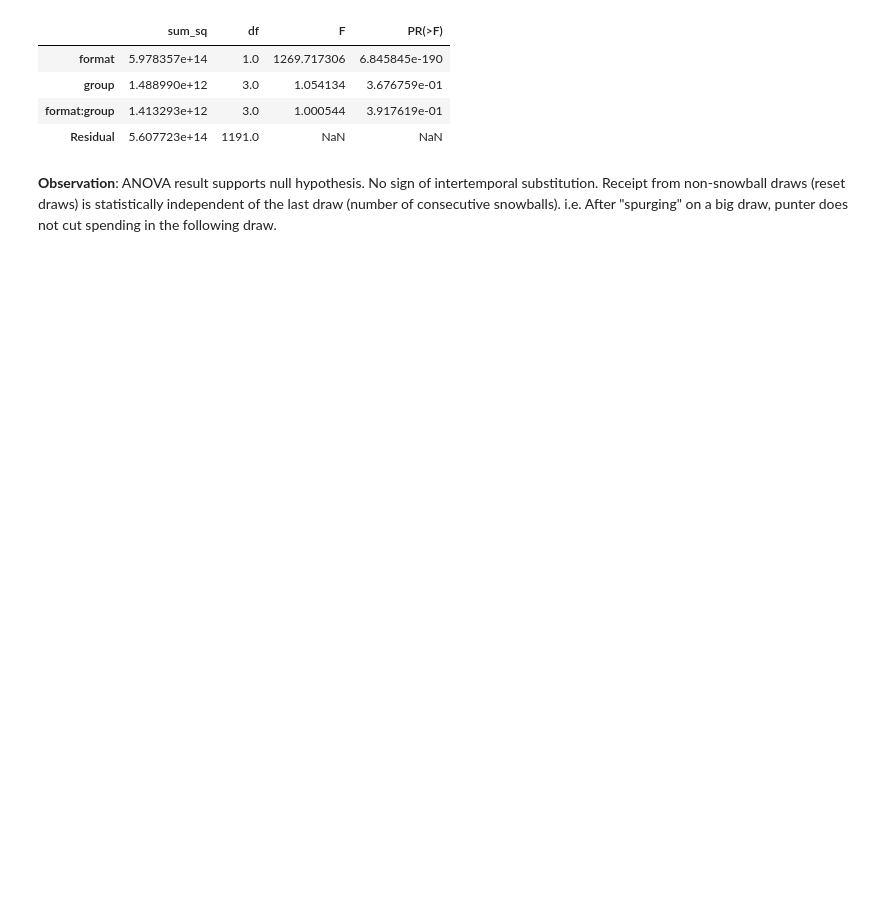
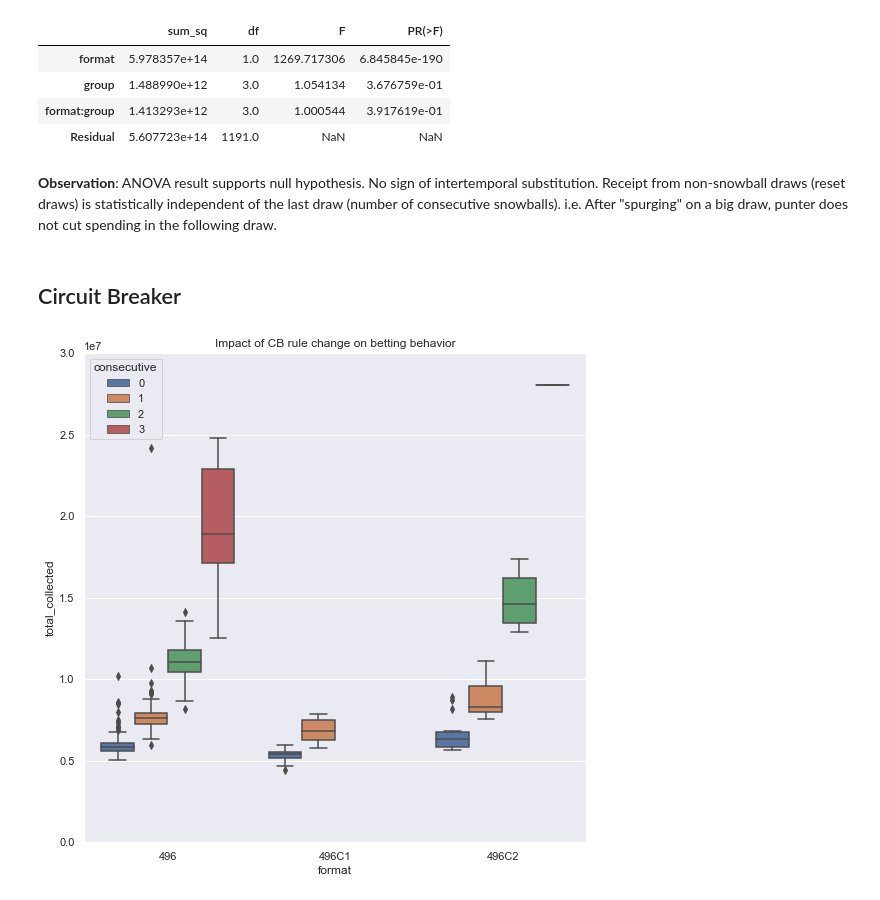
Before and after one commit to yongjun21/toto, a Jupyter notebook: notebooks/analysis.ipynb, the cells around one changed output. Drawn from its saved outputs; the diff is of its cells as text; code cells hidden in the pictures; blank space fills up the shorter version.

Commit message:
Update data

```diff
--- a/notebooks/analysis.ipynb
+++ b/notebooks/analysis.ipynb
@@ -866,3 +869,14 @@ sm.stats.anova_lm(fitted, typ=2)
 | Residual | 5.607723e+14 | 1191.0 | NaN | NaN |
 # %% [markdown]
 **Observation**: ANOVA result supports null hypothesis. No sign of intertemporal substitution. Receipt from non-snowball draws (reset draws) is statistically independent of the last draw (number of consecutive snowballs). i.e. After "spurging" on a big draw, punter does not cut spending in the following draw.
+# %% [markdown]
+## Circuit Breaker
+# %%
+cb_draws = draws.loc[(draws['format'] != '456') & ~draws['unusual'], :]
+# %%
+plt.figure(figsize=(9, 9))
+ax = sns.boxplot(data=cb_draws, y='total_collected', x='format', hue='consecutive')
+ax.set_ylim(0, 3e7);
+ax.set_title('Impact of CB rule change on betting behavior');
+# %% [output]
+[figure, added]
```
Also changed, not shown: parts of 21 cells of this notebook, 7 other files.
